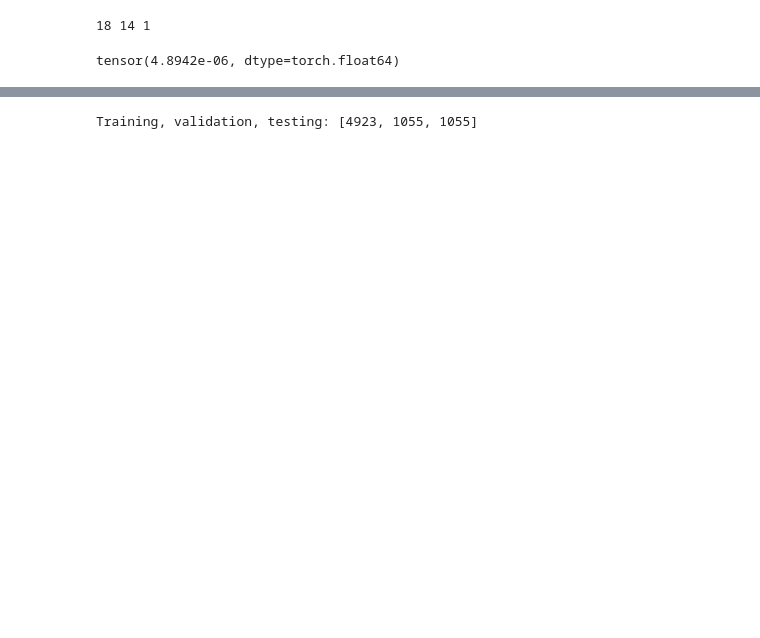
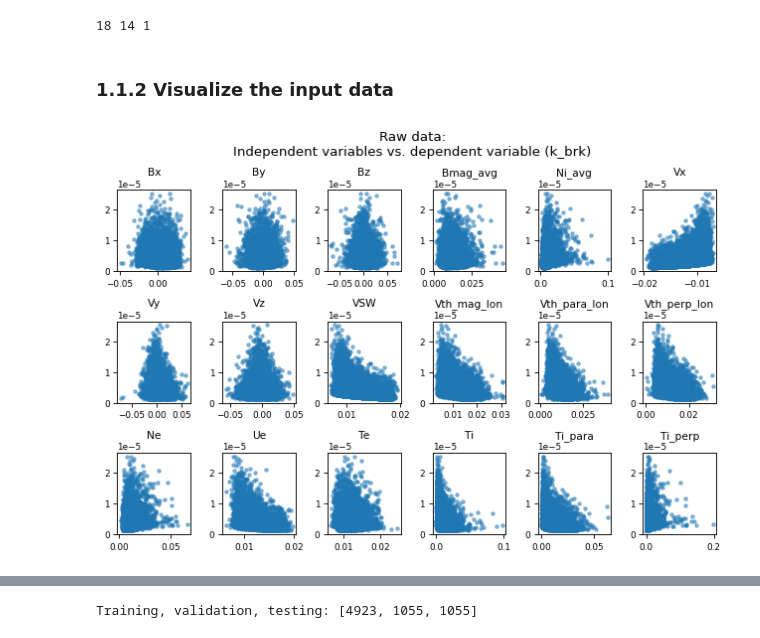
Before and after one commit to vtd9/solar_regression, a Jupyter notebook: hw2.ipynb, the cells around one changed output, grey strips where cells are left out. Saved outputs shown, nothing was run; the diff lists cells and outputs as text; code cells hidden in the pictures; blank space fills up the shorter version.

Commit message:
input plots, four models

```diff
--- a/hw2.ipynb
+++ b/hw2.ipynb
@@ -8,6 +10,11 @@ import matplotlib.pyplot as plt
 import torch
 from torch import nn
 import torch.utils.data as Data
+# %%
+# Set plot parameters for entire notebook
+plt.rcParams['figure.figsize'] = (9, 6)
+plt.rcParams['figure.dpi'] = 80
+plt.rcParams['font.size'] = 10
 # %% [markdown]
 ## 1.1 Data preprocessing
 
@@ -48,4 +52,23 @@ indep_dep = Data.TensorDataset(indep, dep)
-# %%
-dep.mean()
-# %% [output]
-tensor(4.8942e-06, dtype=torch.float64)
+# %% [markdown]
+### 1.1.2 Visualize the input data
+# %%
+# Visualize the input data
+def plot_many(xs, y, xs_names, num_cols=6, title='', size=(8, 7), fontsize=8):
+    num_plots = len(xs_names)
+    num_rows = int(num_plots / num_cols) + 1
+    plt.subplots(figsize=size)
+    plt.suptitle(title, fontsize=fontsize*1.5)
+
+    # For each variable in x
+    for i in range(num_plots):
+        plt.subplot(num_rows, num_cols, i + 1)
+        plt.plot(xs[:, i], y, '.', alpha=0.5)
+        plt.title(xs_names[i], fontsize=fontsize*1.2, y=1.1)
+        plt.ticklabel_format(style='sci', scilimits=(-3, 4), axis='x')
+
+    plt.tight_layout()
+# %%
+plot_many(indep, dep[:, 0], indep_vars,
+    title='Raw data:\nIndependent variables vs. dependent variable (k_brk)')
+# %% [output]
+[figure, added]
```
Also changed, not shown: parts of 23 cells of this notebook, 1 other file.
